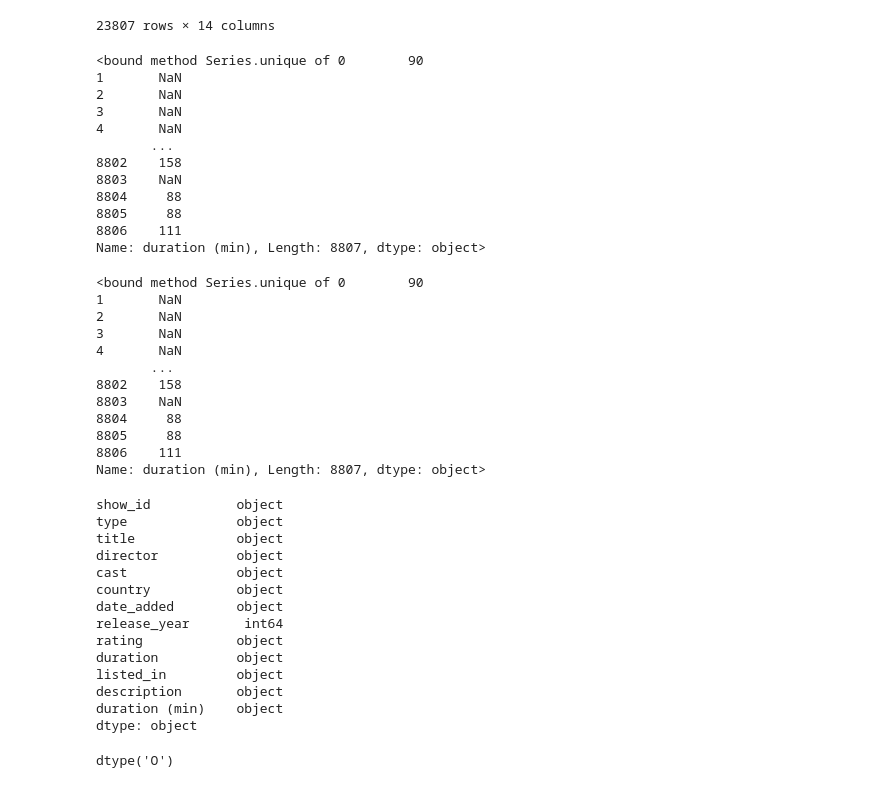
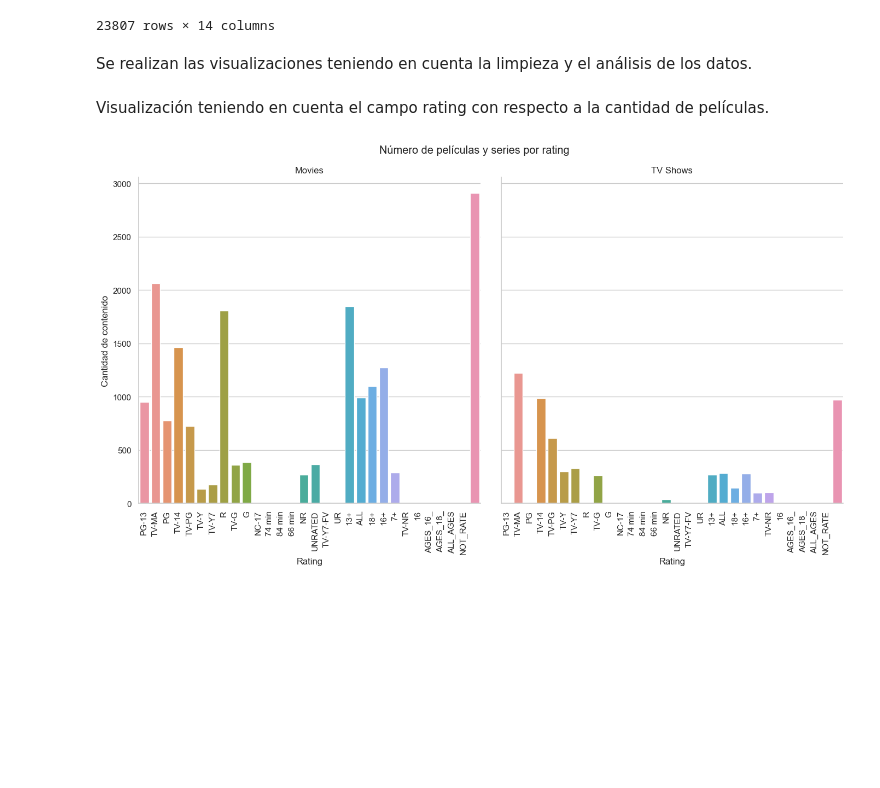
Before and after one commit to Marce-Valverde/PFGrupo19, a Jupyter notebook: Proyecto.ipynb, the cells around one changed output. Drawn from its saved outputs; the diff is of its cells as text; code cells hidden in the pictures; blank space fills up the shorter version.

```diff
--- a/Proyecto.ipynb
+++ b/Proyecto.ipynb
@@ -820,20 +837,19 @@ df
 | 23805 | tm1121486 | Movie | Entre Nos: The Winners 2 |  |  |  | 2019-07-19 14:45:16.184248320 | 2021 |  |  | ... |
 | 23806 | tm989132 | Movie | The Infamous Future |  |  | United States of America | 2019-07-19 14:45:16.184248320 | 2021 |  |  | ... |
 23807 rows × 14 columns
+# %% [markdown]
+Se realizan las visualizaciones teniendo en cuenta la limpieza y el análisis de los datos.
+# %% [markdown]
+Visualización teniendo en cuenta el campo rating con respecto a la cantidad de películas.
 # %%
-netflix['duration (min)'] = netflix['duration'].str.extract(r'(\d+) min?')
+sns.set_style('whitegrid')
+sns.set_context('notebook')
+g=sns.catplot(x='rating',kind='count',data=df,col='type',height=7)
+g.set_xticklabels(rotation=90)
+g.set(xlabel='Rating',ylabel='Cantidad de contenido')
+g.fig.suptitle('Número de películas y series por rating',y=1.03)
+g.set_titles('{col_name}s')
+
+plt.show()
+# %% [output]
+[figure, added]
-# %%
-netflix['duration (min)'].unique
-# %% [output]
-<bound method Series.unique of 0        90
-1       NaN
-2       NaN
-3       NaN
-4       NaN
-       ...
-8802    158
-8803    NaN
-8804     88
-8805     88
-8806    111
-Name: duration (min), Length: 8807, dtype: object>
@@ -843,36 +855,0 @@ import pandas as pd
-# %%
-netflix['duration (min)'].unique
-# %% [output]
-<bound method Series.unique of 0        90
-1       NaN
-2       NaN
-3       NaN
-4       NaN
-       ...
-8802    158
-8803    NaN
-8804     88
-8805     88
-8806    111
-Name: duration (min), Length: 8807, dtype: object>
-# %%
-netflix.dtypes
-# %% [output]
-show_id           object
-type              object
-title             object
-director          object
-cast              object
-country           object
-date_added        object
-release_year       int64
-rating            object
-duration          object
-listed_in         object
-description       object
-duration (min)    object
-dtype: object
-# %%
-netflix['duration (min)'].dtypes
-# %% [output]
-dtype('O')
```
Also changed, not shown: parts of 52 cells of this notebook.
